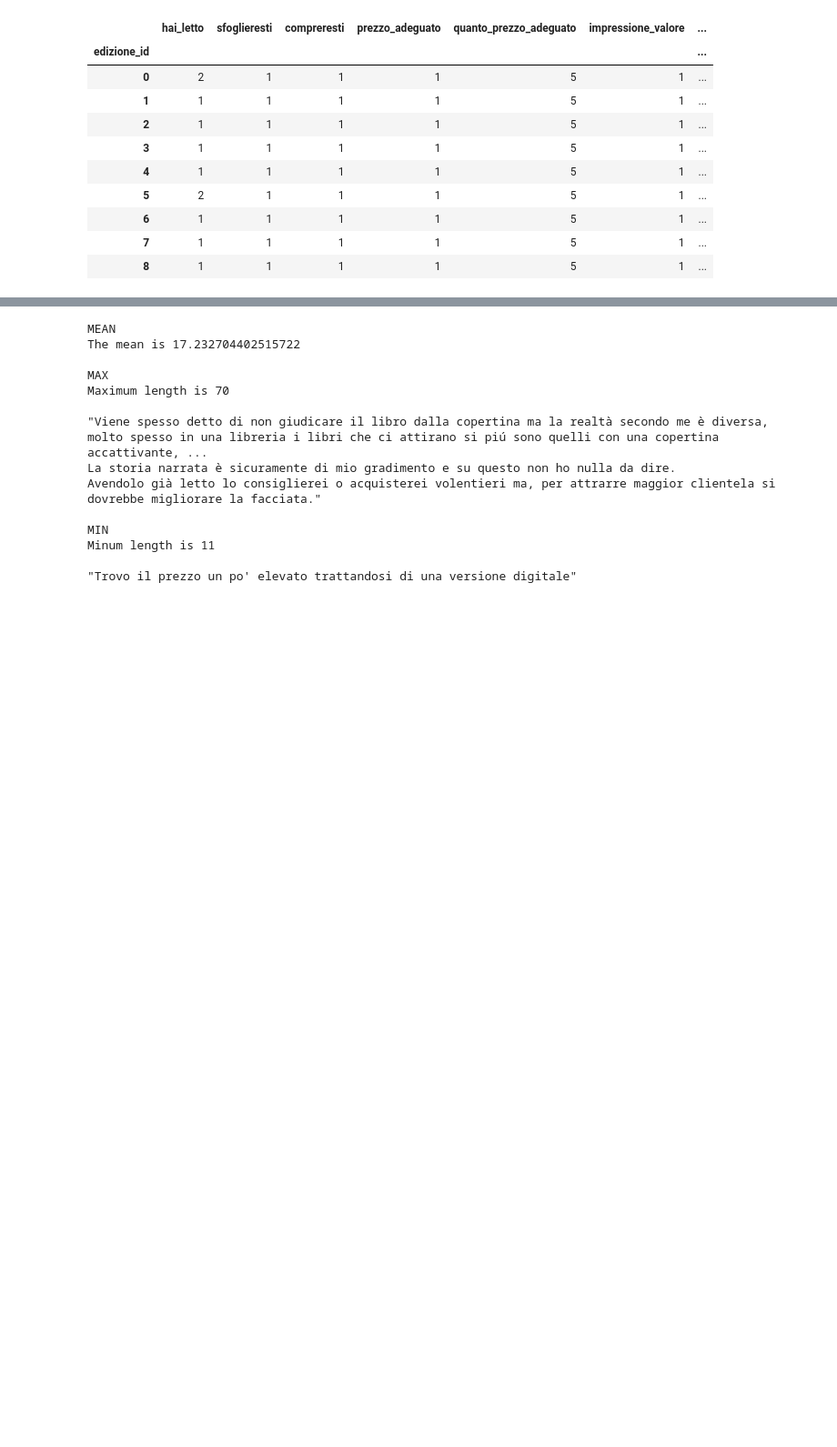
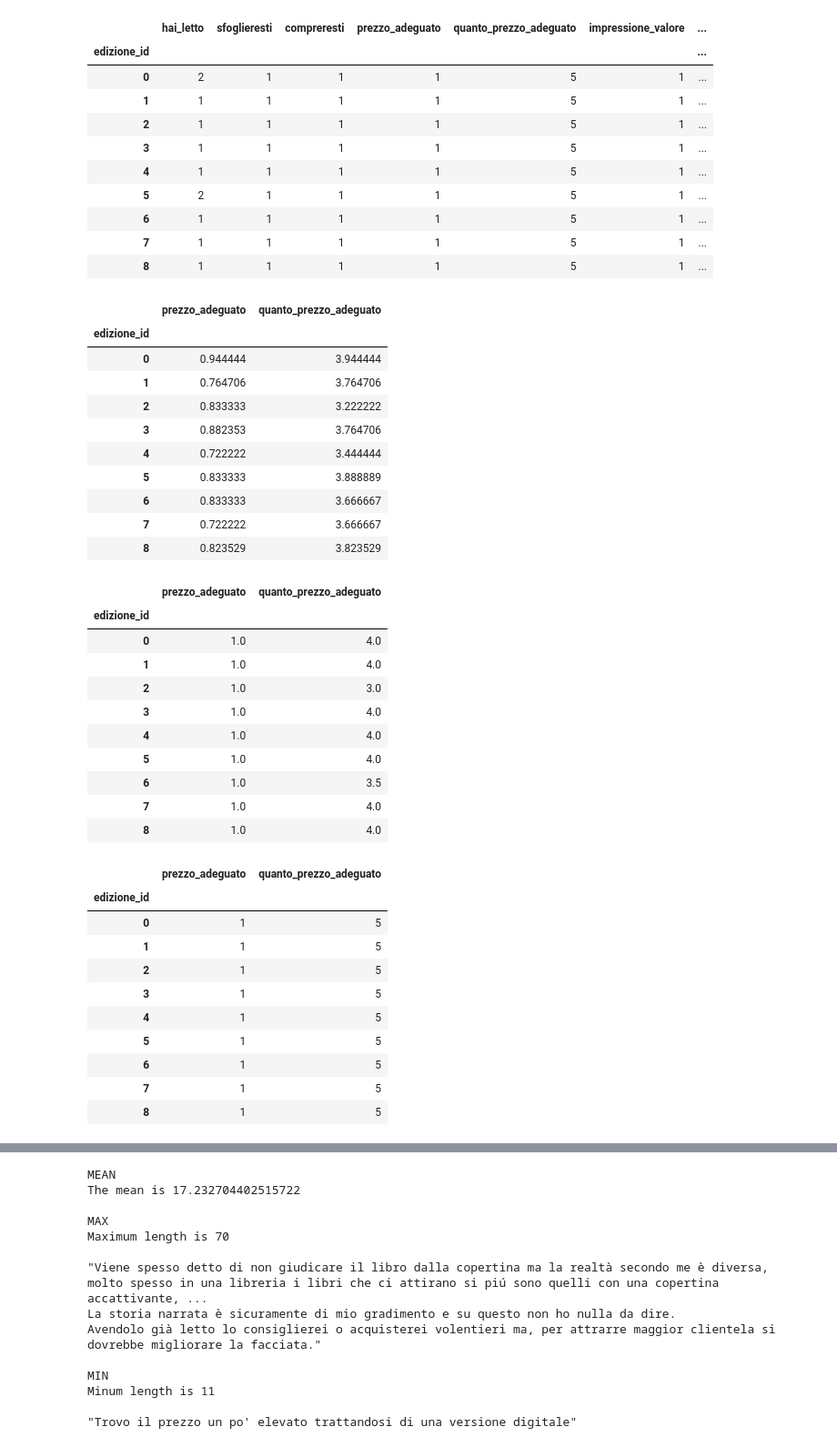
Before and after one commit to canta2899/crowdsourcing-experiment, a Jupyter notebook: pyAnalysis/analysis.ipynb, the cells around one changed output, grey strips where cells are left out. Shown at 91% size. Drawn from its saved outputs; the diff is of its cells as text; code cells hidden in the pictures; blank space fills up the shorter version.

```diff
--- a/pyAnalysis/analysis.ipynb
+++ b/pyAnalysis/analysis.ipynb
@@ -500,3 +516,54 @@ display(max_edition)
 | 6 | 1 | 1 | 1 | 1 | 5 | 1 | ... |
 | 7 | 1 | 1 | 1 | 1 | 5 | 1 | ... |
 | 8 | 1 | 1 | 1 | 1 | 5 | 1 | ... |
+# %%
+"""
+Calcolate le seguenti misure per ciascuna edizione:
+
+    Grado medio di adeguatezza del prezzo
+    Edizione con il livello massimo di adeguatezza del prezzo
+    Edizione con il livello minimo di adeguatezza del prezzo
+"""
+
+# Grado medio di adeguatezza del prezzo
+display(mean_edition[['prezzo_adeguato', 'quanto_prezzo_adeguato']], median_edition[['prezzo_adeguato', 'quanto_prezzo_adeguato']])
+
+# Edizione con il livello massimo di adeguatezza del prezzo
+display(max_edition[['prezzo_adeguato', 'quanto_prezzo_adeguato']])
+
+# Edizione con il livello minimo di adeguatezza del prezzo
+display(min_edition[['prezzo_adeguato', 'quanto_prezzo_adeguato']])
+# %% [output]
+|  | prezzo_adeguato | quanto_prezzo_adeguato |
+| edizione_id |  |  |
+| 0 | 0.944444 | 3.944444 |
+| 1 | 0.764706 | 3.764706 |
+| 2 | 0.833333 | 3.222222 |
+| 3 | 0.882353 | 3.764706 |
+| 4 | 0.722222 | 3.444444 |
+| 5 | 0.833333 | 3.888889 |
+| 6 | 0.833333 | 3.666667 |
+| 7 | 0.722222 | 3.666667 |
+| 8 | 0.823529 | 3.823529 |
+|  | prezzo_adeguato | quanto_prezzo_adeguato |
+| edizione_id |  |  |
+| 0 | 1.0 | 4.0 |
+| 1 | 1.0 | 4.0 |
+| 2 | 1.0 | 3.0 |
+| 3 | 1.0 | 4.0 |
+| 4 | 1.0 | 4.0 |
+| 5 | 1.0 | 4.0 |
+| 6 | 1.0 | 3.5 |
+| 7 | 1.0 | 4.0 |
+| 8 | 1.0 | 4.0 |
+|  | prezzo_adeguato | quanto_prezzo_adeguato |
+| edizione_id |  |  |
+| 0 | 1 | 5 |
+| 1 | 1 | 5 |
+| 2 | 1 | 5 |
+| 3 | 1 | 5 |
+| 4 | 1 | 5 |
+| 5 | 1 | 5 |
+| 6 | 1 | 5 |
+| 7 | 1 | 5 |
+| 8 | 1 | 5 |
```
Also changed, not shown: parts of 9 cells of this notebook, 3 other files.
